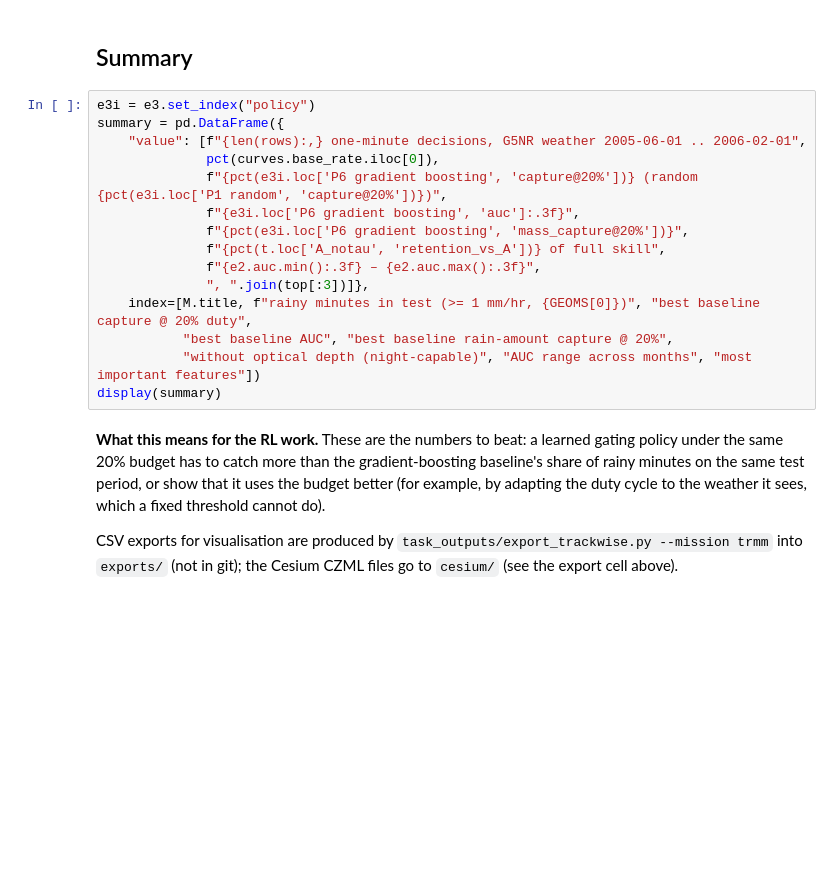
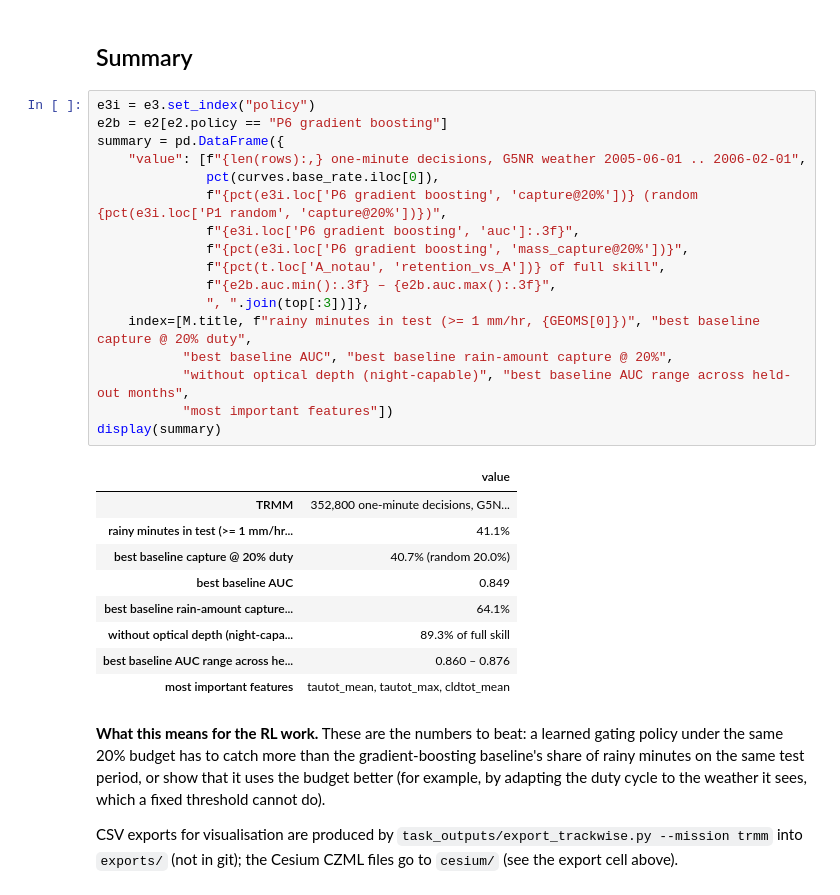
Before and after one commit to darthvader58/Code-Lab_RL_PriorityObs, a Jupyter notebook: missions/trmm/TRMM_trackwise.ipynb, the cells around one changed output. Drawn from its saved outputs; the diff is of its cells as text; blank space fills up the shorter version.

```diff
--- a/missions/trmm/TRMM_trackwise.ipynb
+++ b/missions/trmm/TRMM_trackwise.ipynb
@@ -559,19 +772,31 @@ print(f"CZML files in {E.czml_dir(M).relative_to(ROOT)}/")
 ## Summary
 # %%
 e3i = e3.set_index("policy")
+e2b = e2[e2.policy == "P6 gradient boosting"]
 summary = pd.DataFrame({
     "value": [f"{len(rows):,} one-minute decisions, G5NR weather 2005-06-01 .. 2006-02-01",
               pct(curves.base_rate.iloc[0]),
               f"{pct(e3i.loc['P6 gradient boosting', 'capture@20%'])} (random {pct(e3i.loc['P1 random', 'capture@20%'])})",
               f"{e3i.loc['P6 gradient boosting', 'auc']:.3f}",
               f"{pct(e3i.loc['P6 gradient boosting', 'mass_capture@20%'])}",
               f"{pct(t.loc['A_notau', 'retention_vs_A'])} of full skill",
-              f"{e2.auc.min():.3f} – {e2.auc.max():.3f}",
+              f"{e2b.auc.min():.3f} – {e2b.auc.max():.3f}",
               ", ".join(top[:3])]},
     index=[M.title, f"rainy minutes in test (>= 1 mm/hr, {GEOMS[0]})", "best baseline capture @ 20% duty",
            "best baseline AUC", "best baseline rain-amount capture @ 20%",
-           "without optical depth (night-capable)", "AUC range across months", "most important features"])
+           "without optical depth (night-capable)", "best baseline AUC range across held-out months",
+           "most important features"])
 display(summary)
+# %% [output]
+|  | value |
+| TRMM | 352,800 one-minute decisions, G5N... |
+| rainy minutes in test (>= 1 mm/hr... | 41.1% |
+| best baseline capture @ 20% duty | 40.7% (random 20.0%) |
+| best baseline AUC | 0.849 |
+| best baseline rain-amount capture... | 64.1% |
+| without optical depth (night-capa... | 89.3% of full skill |
+| best baseline AUC range across he... | 0.860 – 0.876 |
+| most important features | tautot_mean, tautot_max, cldtot_mean |
 # %% [markdown]
 **What this means for the RL work.** These are the numbers to beat: a learned gating policy
 under the same 20% budget has to catch more than the gradient-boosting baseline's share of rainy
```
Also changed, not shown: parts of 20 cells of this notebook.
